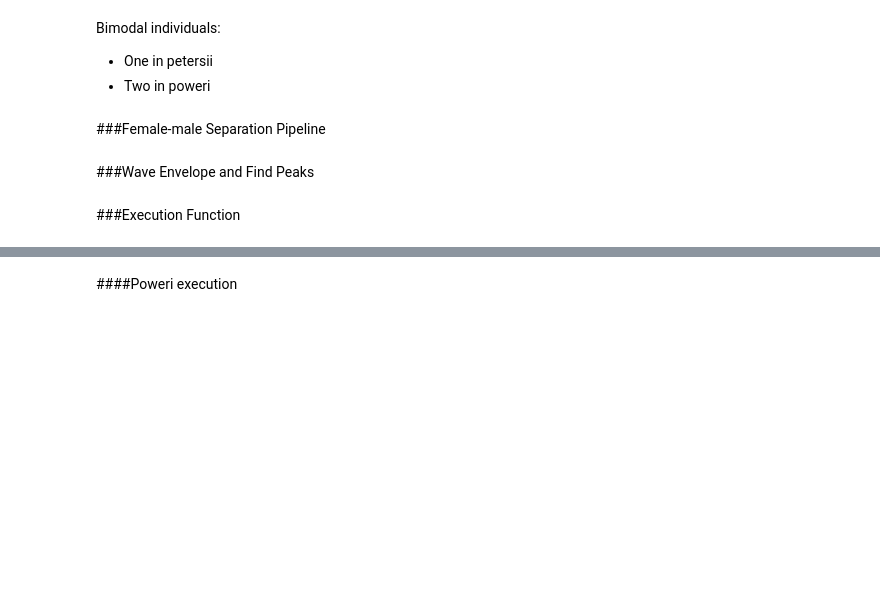
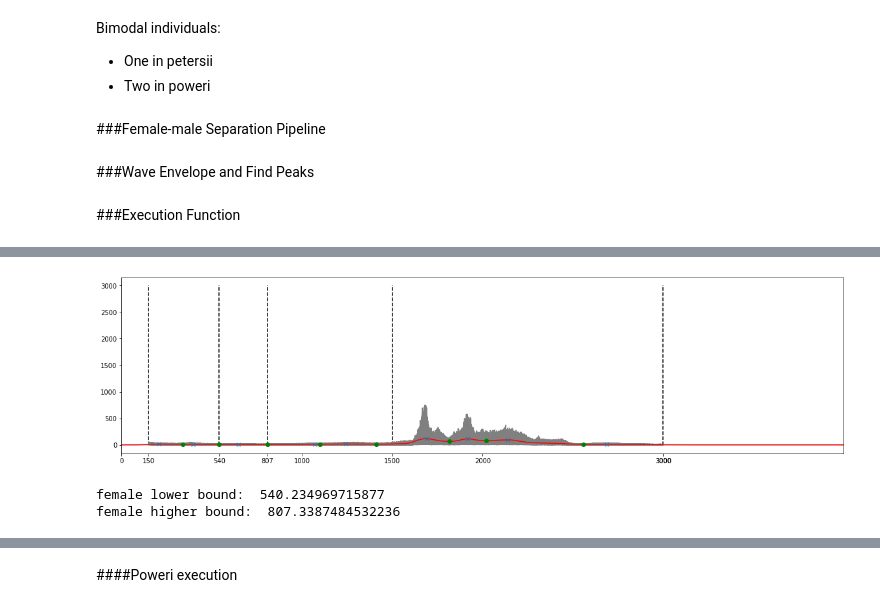
Before and after one commit to james-bole-pan/Xenopus_signal_processing, a Jupyter notebook: Side_Objective_IPI_female_bimodal_separation.ipynb, the cells around one changed output, grey strips where cells are left out. Cells and saved outputs as stored; diff of their text form; code cells hidden in the pictures; blank space fills up the shorter version.

```diff
--- a/Side_Objective_IPI_female_bimodal_separation.ipynb
+++ b/Side_Objective_IPI_female_bimodal_separation.ipynb
@@ -234,0 +289,9 @@ def female_bimodal_separation(file_path):
+# %%
+#second laevis
+file_path='/content/Laevis_02-F832F-F837D-220616_0456.wav'
+file_name = os.path.basename(file_path)
+df, IPI_processed = female_bimodal_separation(file_path)
+# %% [output]
+[figure, added]
+female lower bound:  540.234969715877
+female higher bound:  807.3387484532236
```
Also changed, not shown: parts of 42 cells of this notebook.
